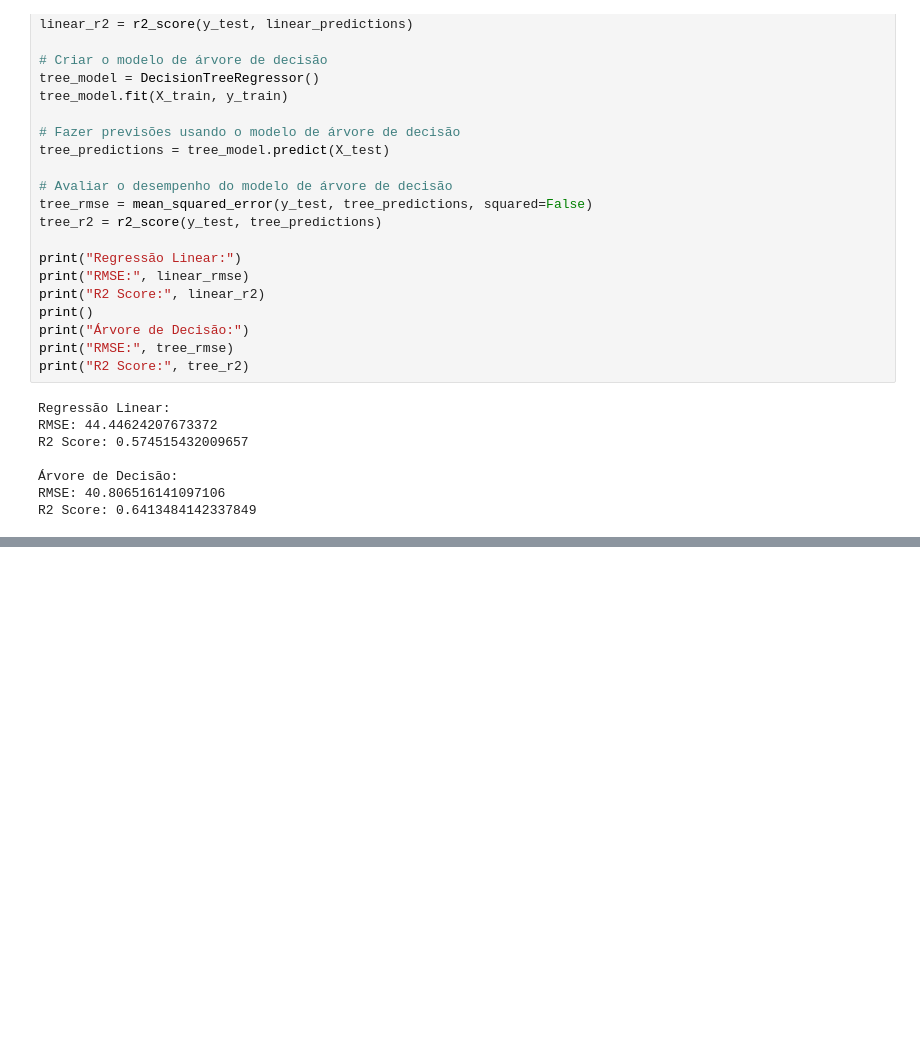
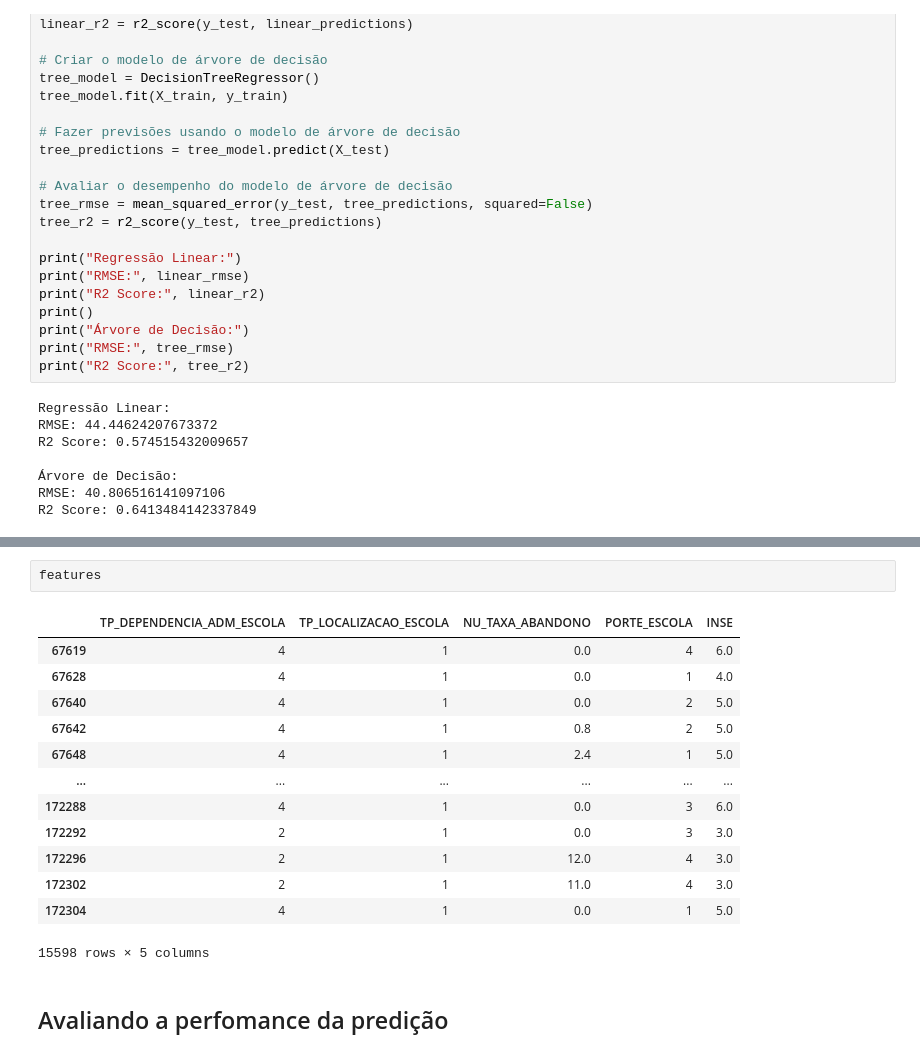
Before and after one commit to insper-classroom/23-1a-cd-p2-lucca_pedro_rafael, a Jupyter notebook: P2.ipynb, the cells around one changed output, grey strips where cells are left out. Saved outputs shown, nothing was run; the diff lists cells and outputs as text; blank space fills up the shorter version.

Commit message:
avaliando a perfomance

```diff
--- a/P2.ipynb
+++ b/P2.ipynb
@@ -345,0 +346,18 @@ Previsão usando Árvore de Decisão: 376.01
+# %%
+features
+# %% [output]
+|  | TP_DEPENDENCIA_ADM_ESCOLA | TP_LOCALIZACAO_ESCOLA | NU_TAXA_ABANDONO | PORTE_ESCOLA | INSE |
+| 67619 | 4 | 1 | 0.0 | 4 | 6.0 |
+| 67628 | 4 | 1 | 0.0 | 1 | 4.0 |
+| 67640 | 4 | 1 | 0.0 | 2 | 5.0 |
+| 67642 | 4 | 1 | 0.8 | 2 | 5.0 |
+| 67648 | 4 | 1 | 2.4 | 1 | 5.0 |
+| ... | ... | ... | ... | ... | ... |
+| 172288 | 4 | 1 | 0.0 | 3 | 6.0 |
+| 172292 | 2 | 1 | 0.0 | 3 | 3.0 |
+| 172296 | 2 | 1 | 12.0 | 4 | 3.0 |
+| 172302 | 2 | 1 | 11.0 | 4 | 3.0 |
+| 172304 | 4 | 1 | 0.0 | 1 | 5.0 |
+15598 rows × 5 columns
+# %% [markdown]
+## Avaliando a perfomance da predição
```
Also changed, not shown: parts of 1 cell of this notebook.
